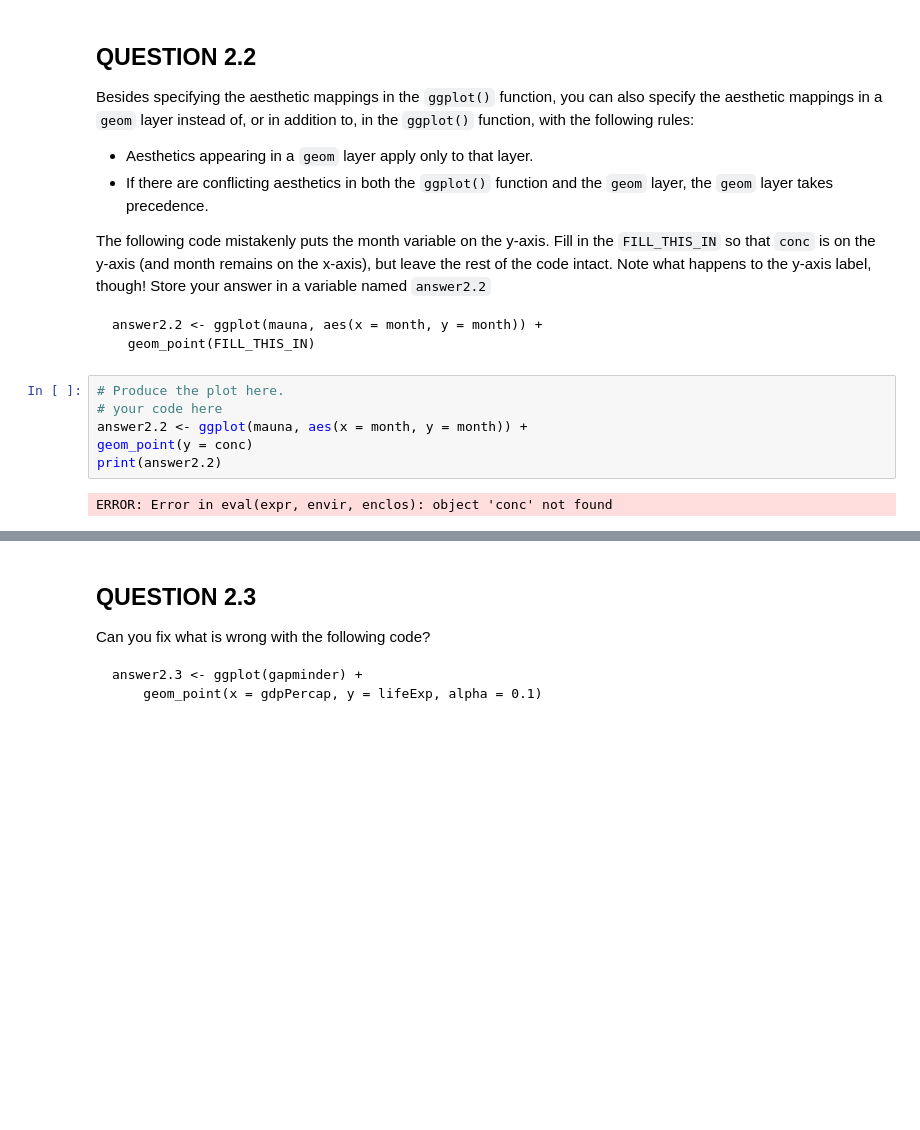
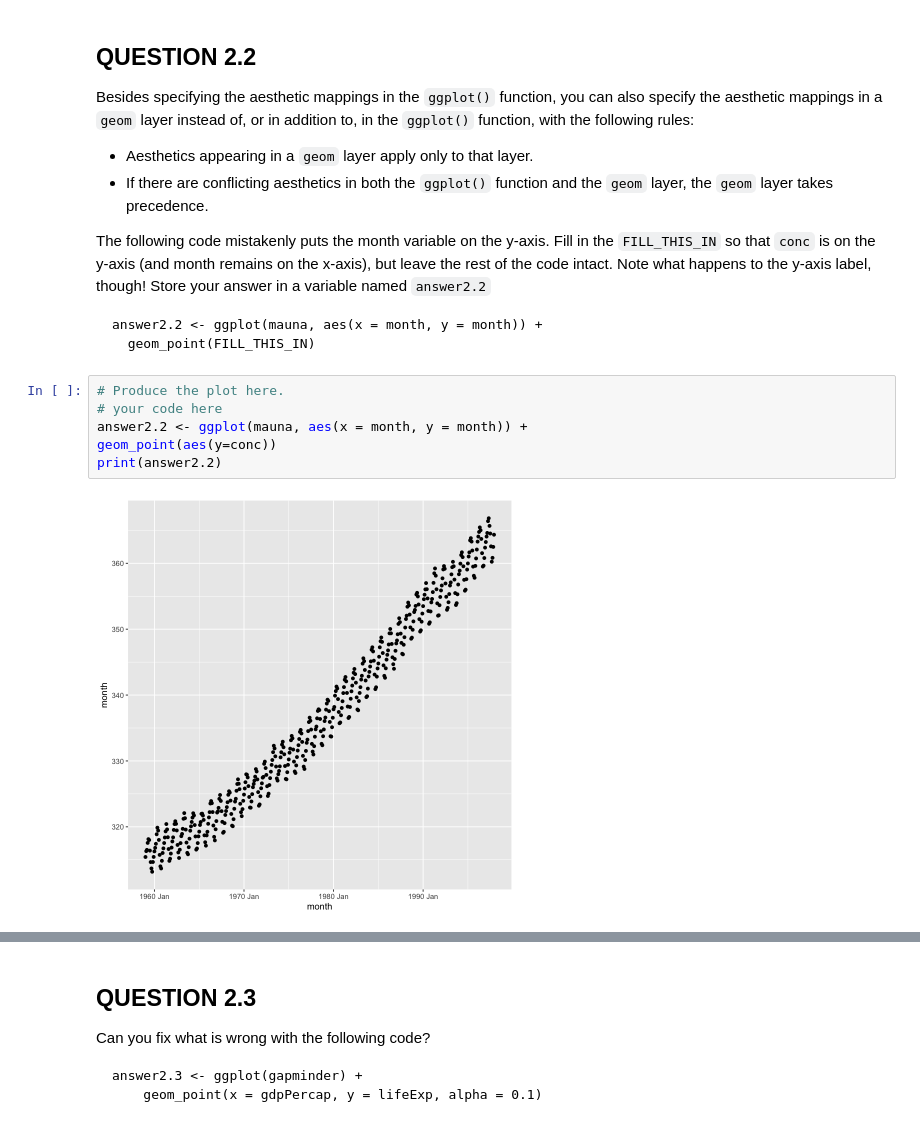
Before and after one commit to annikalaurin/annikalaurin1, a Jupyter notebook: worksheet_a03.ipynb, the cells around one changed output, grey strips where cells are left out. Saved outputs shown, nothing was run; the diff lists cells and outputs as text; blank space fills up the shorter version.

```diff
--- a/worksheet_a03.ipynb
+++ b/worksheet_a03.ipynb
@@ -220,11 +220,11 @@ answer2.2 <- ggplot(mauna, aes(x = month, y = month)) +
 # %%
 # Produce the plot here.
 # your code here
 answer2.2 <- ggplot(mauna, aes(x = month, y = month)) +
-geom_point(y = conc)
+geom_point(aes(y=conc))
 print(answer2.2)
 # %% [output]
-ERROR: Error in eval(expr, envir, enclos): object 'conc' not found
+[figure, added]
 # %%
 test_that("Question 2.2", {
     expect_equal(as.character(rlang::get_expr(answer2.2$mapping$x)), "month")
```
Also changed, not shown: parts of 5 cells of this notebook.
